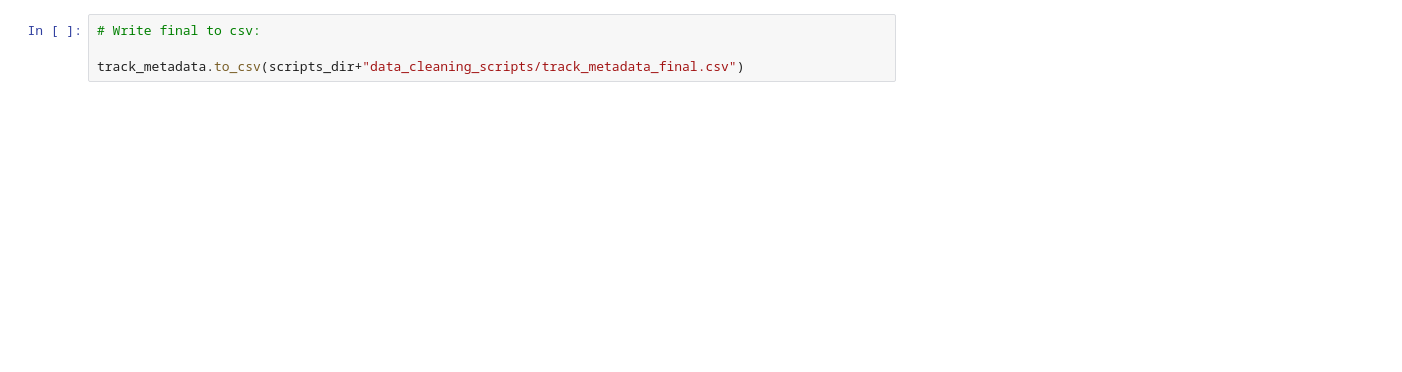
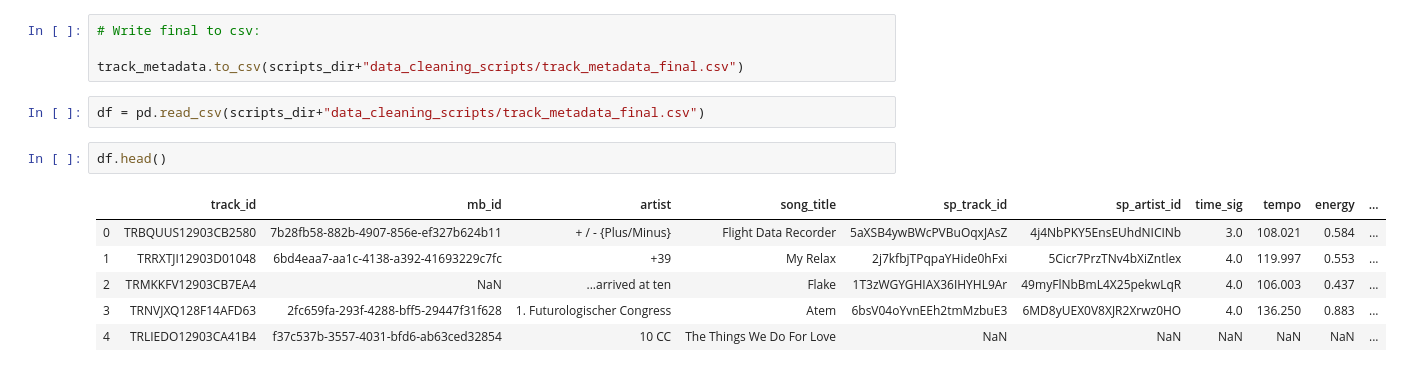
Before and after one commit to chrisolen1/NADE_music_generation, a Jupyter notebook: data_cleaning_scripts/data_cleaning_scripts.ipynb, the cells around one changed output. Drawn from its saved outputs; the diff is of its cells as text; blank space fills up the shorter version.

```diff
--- a/data_cleaning_scripts/data_cleaning_scripts.ipynb
+++ b/data_cleaning_scripts/data_cleaning_scripts.ipynb
@@ -458,3 +460,14 @@ track_metadata.head()
 # Write final to csv:
 
 track_metadata.to_csv(scripts_dir+"data_cleaning_scripts/track_metadata_final.csv")
+# %%
+df = pd.read_csv(scripts_dir+"data_cleaning_scripts/track_metadata_final.csv")
+# %%
+df.head()
+# %% [output]
+|  | track_id | mb_id | artist | song_title | sp_track_id | sp_artist_id | time_sig | tempo | energy | ... |
+| 0 | TRBQUUS12903CB2580 | 7b28fb58-882b-4907-856e-ef327b624b11 | + / - {Plus/Minus} | Flight Data Recorder | 5aXSB4ywBWcPVBuOqxJAsZ | 4j4NbPKY5EnsEUhdNICINb | 3.0 | 108.021 | 0.584 | ... |
+| 1 | TRRXTJI12903D01048 | 6bd4eaa7-aa1c-4138-a392-41693229c7fc | +39 | My Relax | 2j7kfbjTPqpaYHide0hFxi | 5Cicr7PrzTNv4bXiZntlex | 4.0 | 119.997 | 0.553 | ... |
+| 2 | TRMKKFV12903CB7EA4 | NaN | ...arrived at ten | Flake | 1T3zWGYGHIAX36IHYHL9Ar | 49myFlNbBmL4X25pekwLqR | 4.0 | 106.003 | 0.437 | ... |
+| 3 | TRNVJXQ128F14AFD63 | 2fc659fa-293f-4288-bff5-29447f31f628 | 1. Futurologischer Congress | Atem | 6bsV04oYvnEEh2tmMzbuE3 | 6MD8yUEX0V8XJR2Xrwz0HO | 4.0 | 136.250 | 0.883 | ... |
+| 4 | TRLIEDO12903CA41B4 | f37c537b-3557-4031-bfd6-ab63ced32854 | 10 CC | The Things We Do For Love | NaN | NaN | NaN | NaN | NaN | ... |
```
Also changed, not shown: parts of 1 cell of this notebook, 13 other files.
